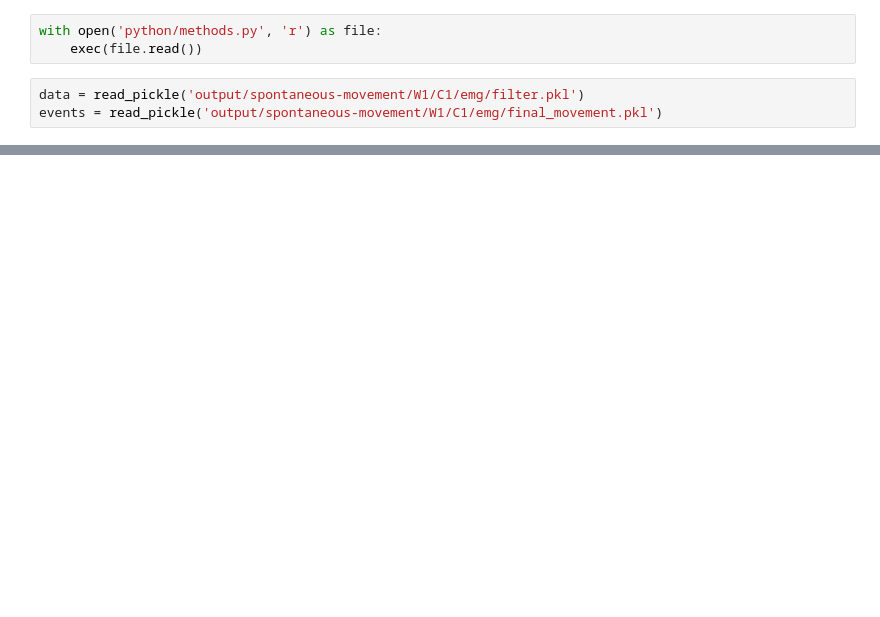
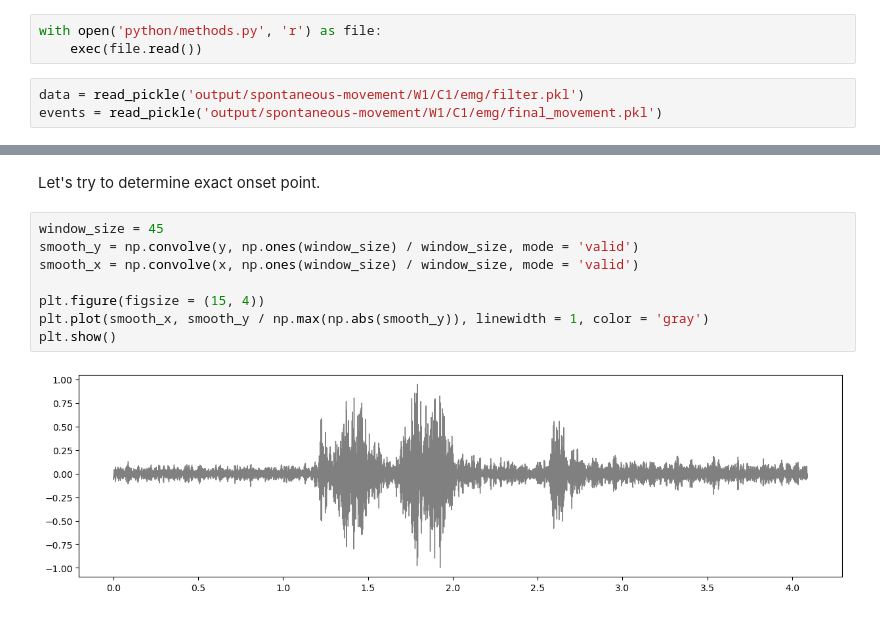
Before and after one commit to kerseviciute/spontaneous-movement, a Jupyter notebook: emg2.ipynb, the cells around one changed output, grey strips where cells are left out. Saved outputs shown, nothing was run; the diff lists cells and outputs as text; blank space fills up the shorter version.

```diff
--- a/emg2.ipynb
+++ b/emg2.ipynb
@@ -78,0 +143,12 @@ plt.show()
+# %% [markdown]
+Let's try to determine exact onset point.
+# %%
+window_size = 45
+smooth_y = np.convolve(y, np.ones(window_size) / window_size, mode = 'valid')
+smooth_x = np.convolve(x, np.ones(window_size) / window_size, mode = 'valid')
+
+plt.figure(figsize = (15, 4))
+plt.plot(smooth_x, smooth_y / np.max(np.abs(smooth_y)), linewidth = 1, color = 'gray')
+plt.show()
+# %% [output]
+[figure, added]
```
Also changed, not shown: parts of 17 cells of this notebook.
